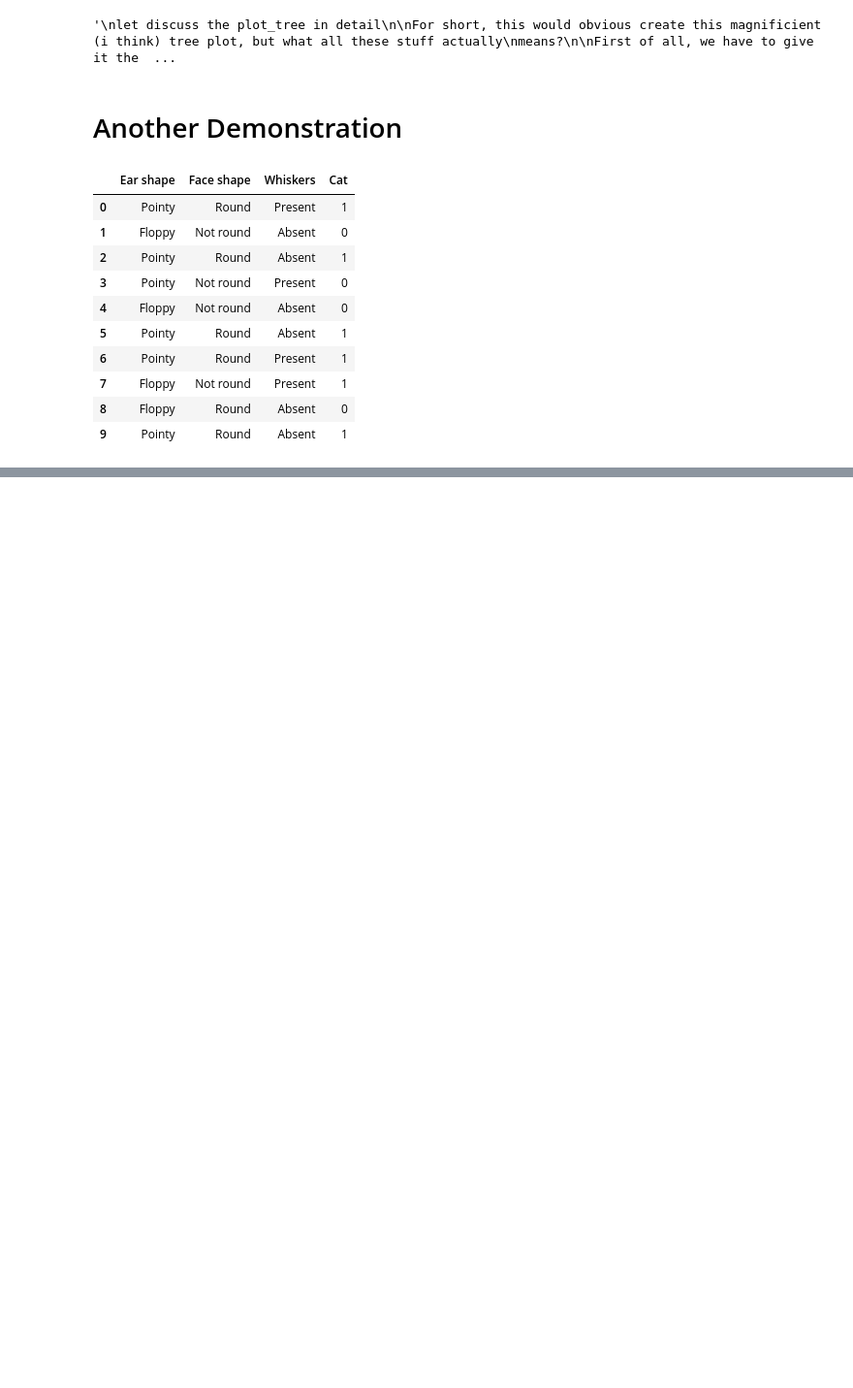
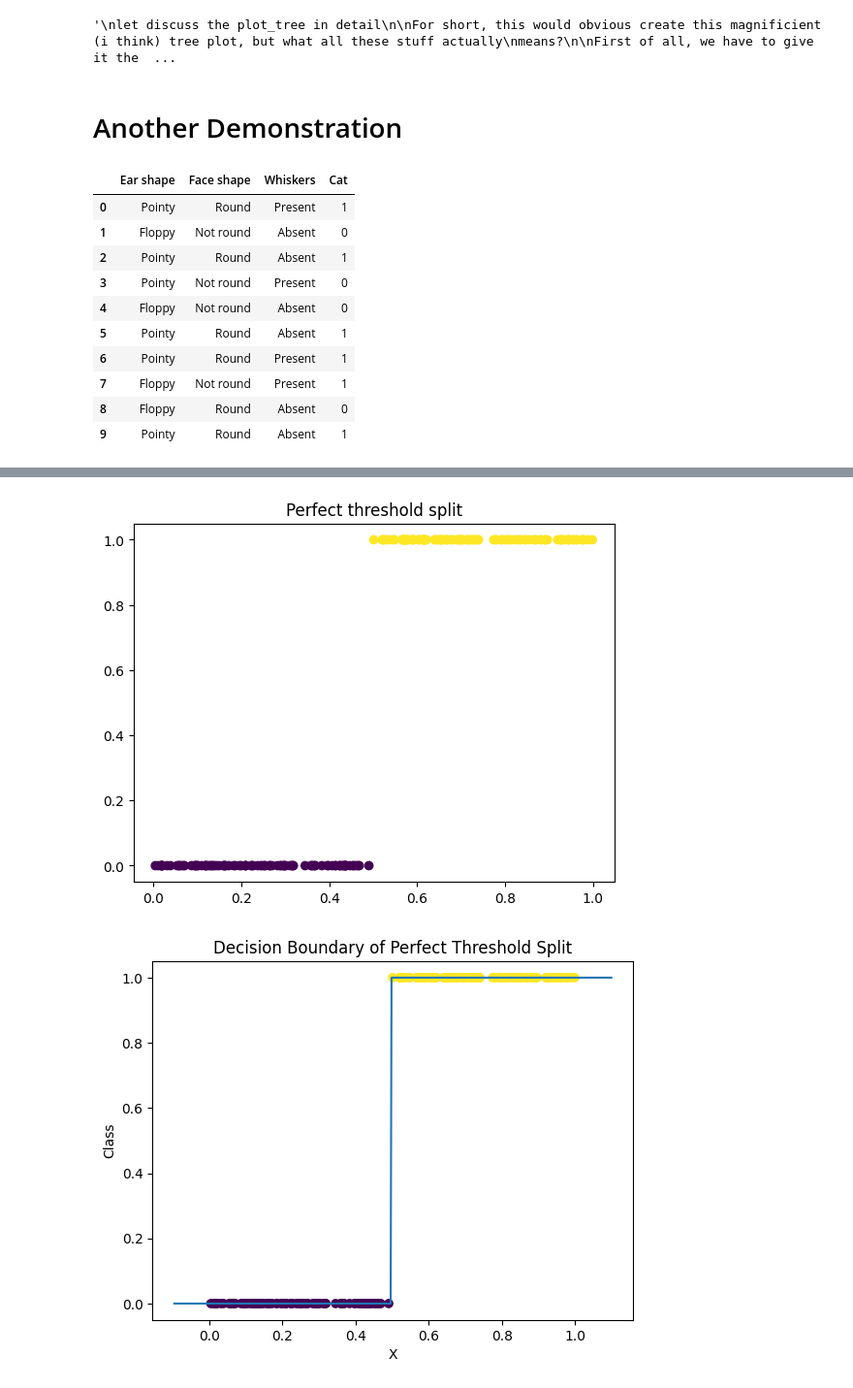
Before and after one commit to ducanh19082007/Quantitative_Finance_Self_Learning, a Jupyter notebook: Machine_Learning/Decision_Tree_Algo/Decision_Tree_Algo_Classification.ipynb, the cells around one changed output, grey strips where cells are left out. Shown at 97% size. Drawn from its saved outputs; the diff is of its cells as text; code cells hidden in the pictures; blank space fills up the shorter version.

```diff
--- a/Machine_Learning/Decision_Tree_Algo/Decision_Tree_Algo_Classification.ipynb
+++ b/Machine_Learning/Decision_Tree_Algo/Decision_Tree_Algo_Classification.ipynb
@@ -197,0 +245,22 @@ plt.show()
+# %%
+import numpy as np
+import matplotlib.pyplot as plt
+from sklearn.tree import DecisionTreeClassifier
+
+# Generate data
+np.random.seed(0)
+X = np.random.rand(200, 1)
+y = (X[:, 0] > 0.5).astype(int)  # sharp threshold
+
+# Train tree
+tree = DecisionTreeClassifier(max_depth=1)
+tree.fit(X, y)
+
+# Plot
+plt.scatter(X, y, c=y)
+plt.title("Perfect threshold split")
+plt.show()
+plot_decision_boundary(tree, X, y, "Decision Boundary of Perfect Threshold Split")
+# %% [output]
+[figure, added]
+[figure, added]
```
Also changed, not shown: parts of 9 cells of this notebook, 7 other files.
